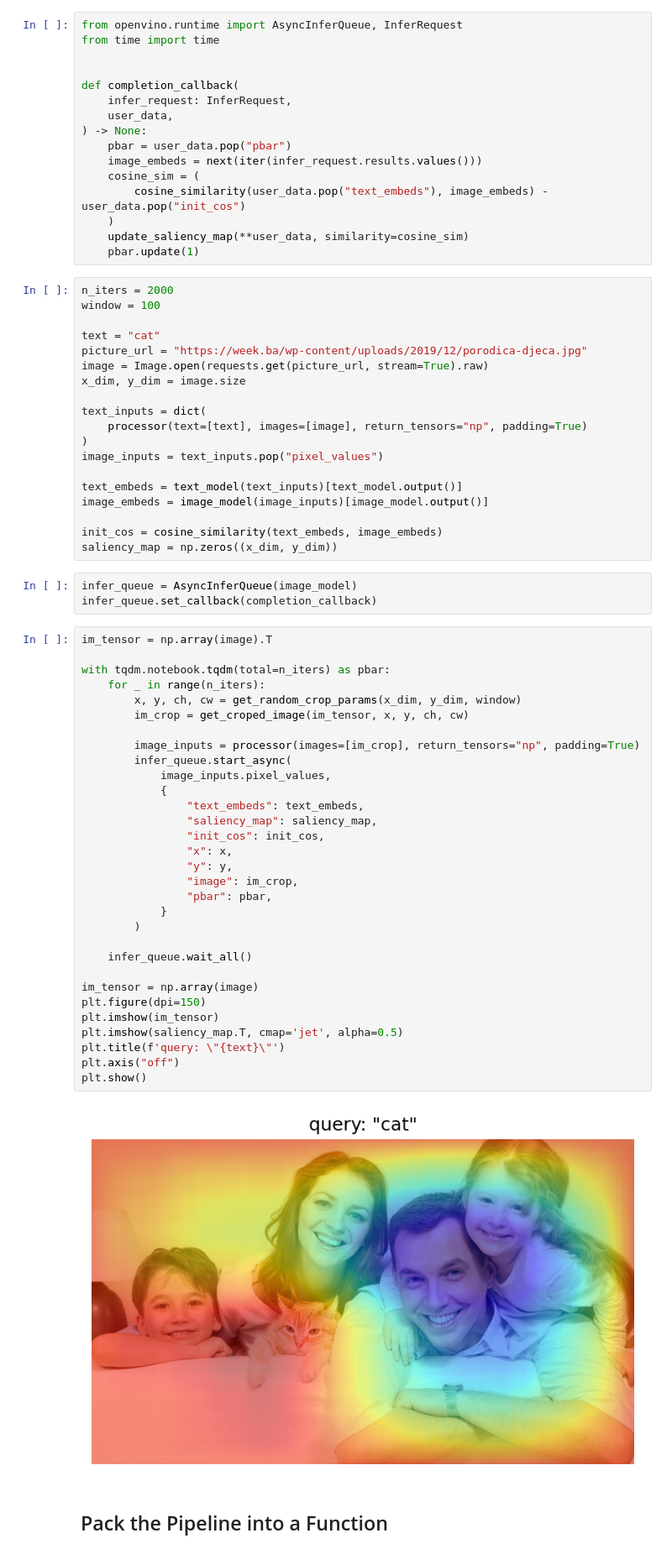
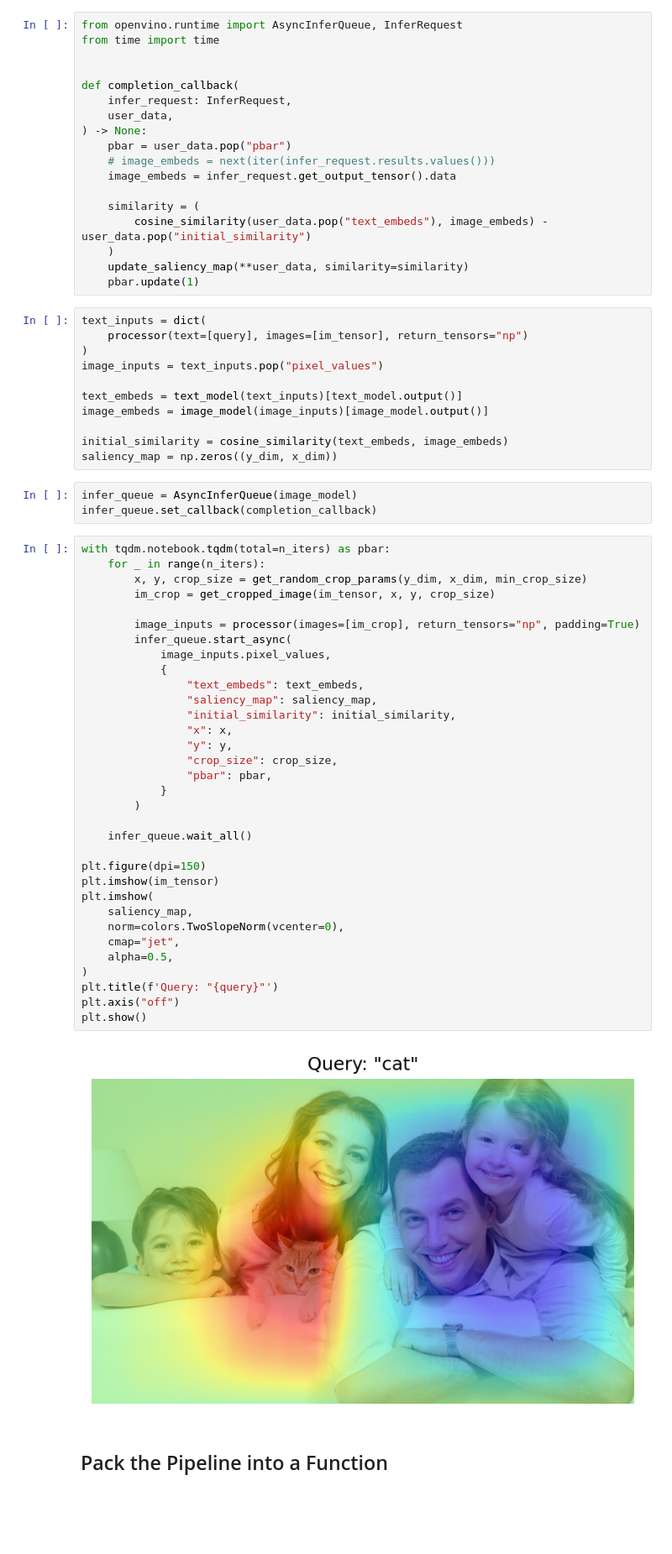
Before and after one commit to apaniukov/openvino_notebooks, a Jupyter notebook: notebooks/clip_visual_saliency/clip_saliency_qa.ipynb, the cells around one changed output. Shown at 84% size. Drawn from its saved outputs; the diff is of its cells as text; blank space fills up the shorter version.

```diff
--- a/notebooks/clip_visual_saliency/clip_saliency_qa.ipynb
+++ b/notebooks/clip_visual_saliency/clip_saliency_qa.ipynb
@@ -280,66 +339,62 @@ def completion_callback(
     user_data,
 ) -> None:
     pbar = user_data.pop("pbar")
-    image_embeds = next(iter(infer_request.results.values()))
-    cosine_sim = (
-        cosine_similarity(user_data.pop("text_embeds"), image_embeds) - user_data.pop("init_cos")
+    # image_embeds = next(iter(infer_request.results.values()))
+    image_embeds = infer_request.get_output_tensor().data
+
+    similarity = (
+        cosine_similarity(user_data.pop("text_embeds"), image_embeds) - user_data.pop("initial_similarity")
     )
-    update_saliency_map(**user_data, similarity=cosine_sim)
+    update_saliency_map(**user_data, similarity=similarity)
     pbar.update(1)
 # %%
-n_iters = 2000
-window = 100
-
-text = "cat"
-picture_url = "https://week.ba/wp-content/uploads/2019/12/porodica-djeca.jpg"
-image = Image.open(requests.get(picture_url, stream=True).raw)
-x_dim, y_dim = image.size
-
 text_inputs = dict(
-    processor(text=[text], images=[image], return_tensors="np", padding=True)
+    processor(text=[query], images=[im_tensor], return_tensors="np")
 )
 image_inputs = text_inputs.pop("pixel_values")
 
 text_embeds = text_model(text_inputs)[text_model.output()]
 image_embeds = image_model(image_inputs)[image_model.output()]
 
-init_cos = cosine_similarity(text_embeds, image_embeds)
-saliency_map = np.zeros((x_dim, y_dim))
+initial_similarity = cosine_similarity(text_embeds, image_embeds)
+saliency_map = np.zeros((y_dim, x_dim))
 # %%
 infer_queue = AsyncInferQueue(image_model)
 infer_queue.set_callback(completion_callback)
 # %%
-im_tensor = np.array(image).T
-
 with tqdm.notebook.tqdm(total=n_iters) as pbar:
     for _ in range(n_iters):
-        x, y, ch, cw = get_random_crop_params(x_dim, y_dim, window)
-        im_crop = get_croped_image(im_tensor, x, y, ch, cw)
+        x, y, crop_size = get_random_crop_params(y_dim, x_dim, min_crop_size)
+        im_crop = get_cropped_image(im_tensor, x, y, crop_size)
 
         image_inputs = processor(images=[im_crop], return_tensors="np", padding=True)
         infer_queue.start_async(
             image_inputs.pixel_values,
             {
                 "text_embeds": text_embeds,
                 "saliency_map": saliency_map,
-                "init_cos": init_cos,
+                "initial_similarity": initial_similarity,
                 "x": x,
                 "y": y,
-                "image": im_crop,
+                "crop_size": crop_size,
                 "pbar": pbar,
             }
         )
 
     infer_queue.wait_all()
 
-im_tensor = np.array(image)
 plt.figure(dpi=150)
 plt.imshow(im_tensor)
-plt.imshow(saliency_map.T, cmap='jet', alpha=0.5)
-plt.title(f'query: \"{text}\"')
+plt.imshow(
+    saliency_map,
+    norm=colors.TwoSlopeNorm(vcenter=0),
+    cmap="jet",
+    alpha=0.5,
+)
+plt.title(f'Query: "{query}"')
 plt.axis("off")
 plt.show()
 # %% [output]
-[figure, old version]
+[figure, new version]
 # %% [markdown]
 ## Pack the Pipeline into a Function
```
Also changed, not shown: parts of 36 cells of this notebook.
